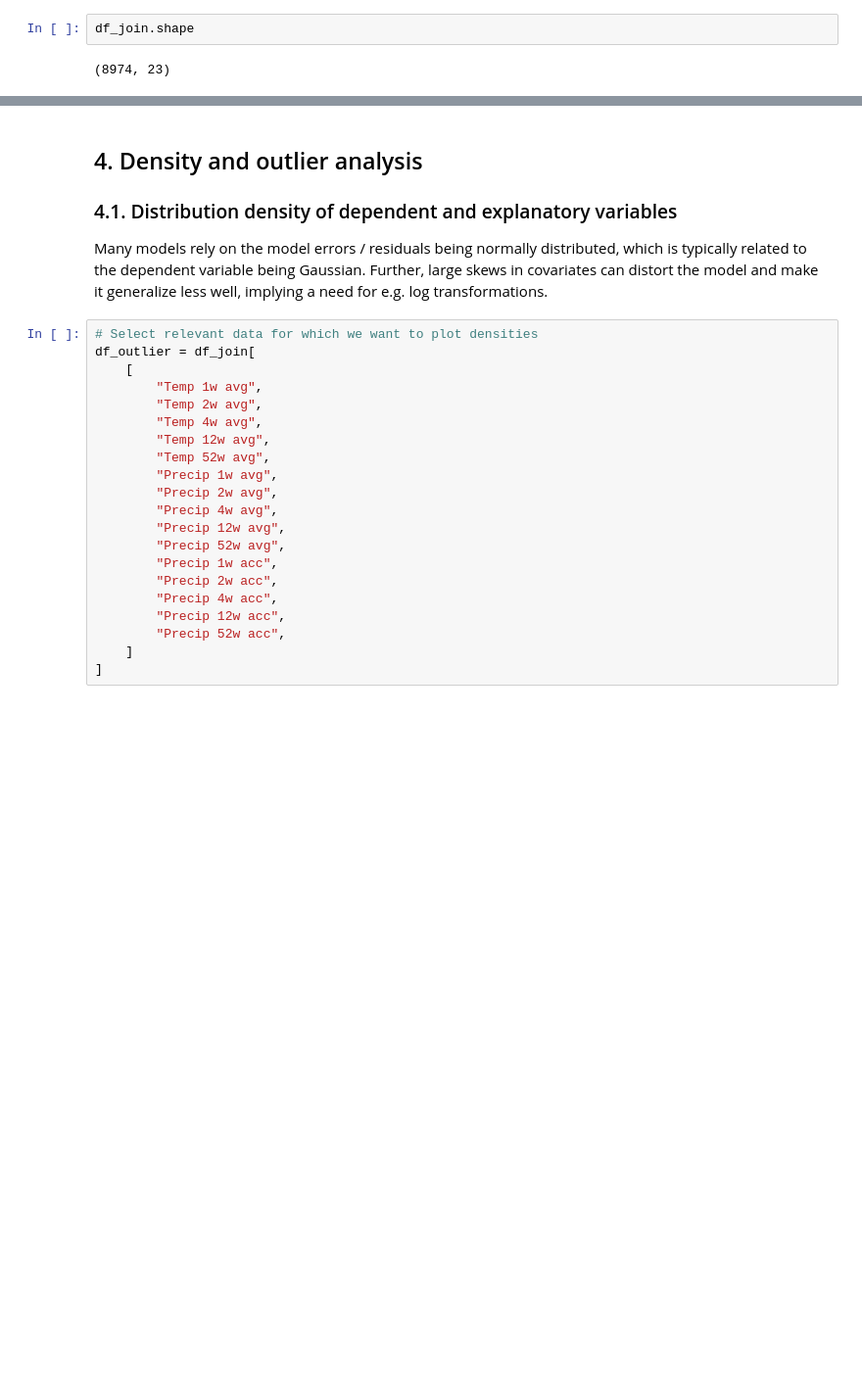
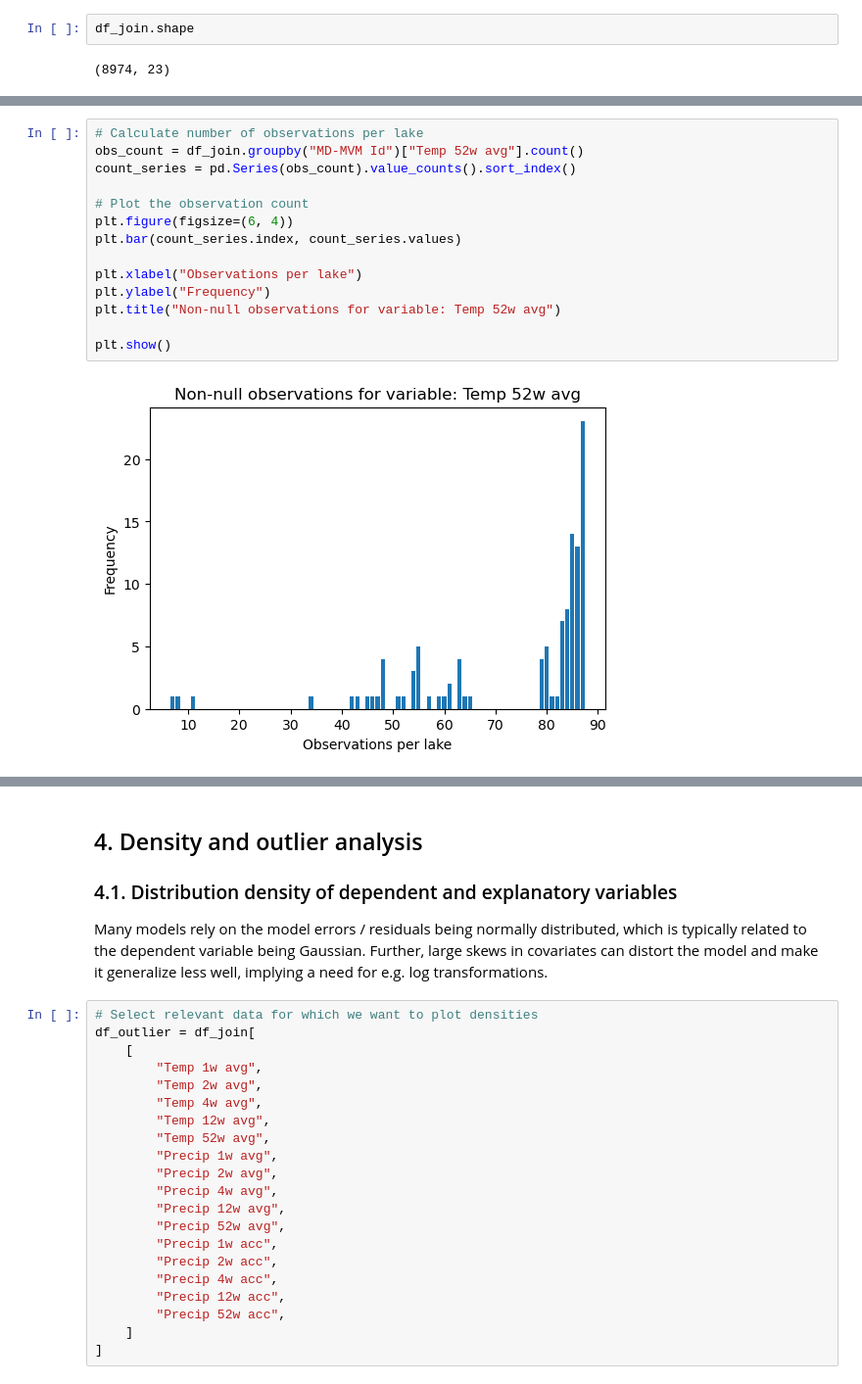
Before and after one commit to farankhalid520/1DL507-Watershed-History, a Jupyter notebook: notebooks/met_data_exploration.ipynb, the cells around one changed output, grey strips where cells are left out. Shown at 98% size. Drawn from its saved outputs; the diff is of its cells as text; blank space fills up the shorter version.

Commit message:
variable selection

```diff
--- a/notebooks/met_data_exploration.ipynb
+++ b/notebooks/met_data_exploration.ipynb
@@ -256,0 +126,16 @@ plt.show()
+# %%
+# Calculate number of observations per lake
+obs_count = df_join.groupby("MD-MVM Id")["Temp 52w avg"].count()
+count_series = pd.Series(obs_count).value_counts().sort_index()
+
+# Plot the observation count
+plt.figure(figsize=(6, 4))
+plt.bar(count_series.index, count_series.values)
+
+plt.xlabel("Observations per lake")
+plt.ylabel("Frequency")
+plt.title("Non-null observations for variable: Temp 52w avg")
+
+plt.show()
+# %% [output]
+[figure, added]
```
Also changed, not shown: parts of 36 cells of this notebook, 2 other files.
